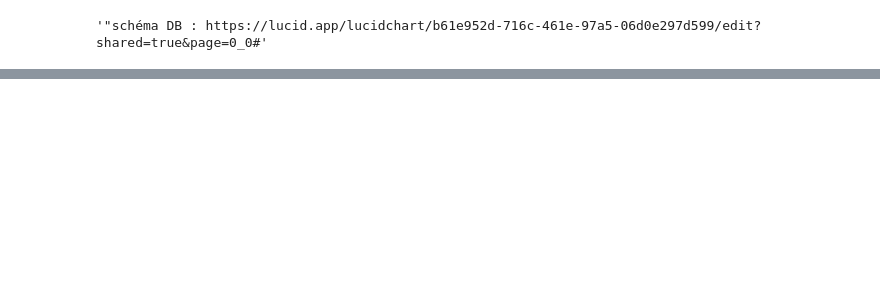
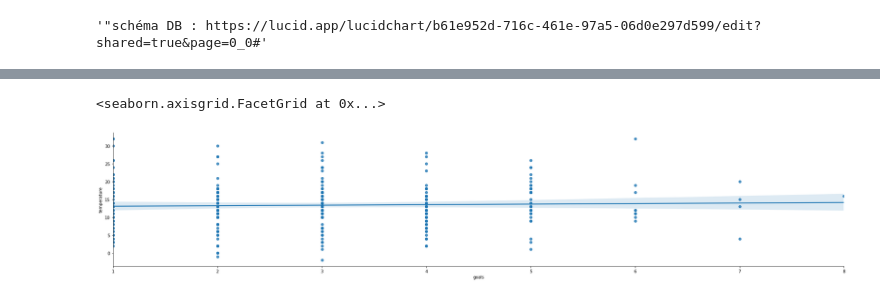
Before and after one commit to Adriengith/football_scraping, a Jupyter notebook: viz_predictions.ipynb, the cells around one changed output, grey strips where cells are left out. Cells and saved outputs as stored; diff of their text form; code cells hidden in the pictures; blank space fills up the shorter version.

```diff
--- a/viz_predictions.ipynb
+++ b/viz_predictions.ipynb
@@ -97 +98,6 @@ df_exemple3
 352 rows × 5 columns
+# %%
+sns.lmplot(data=df_exemple3, x='goals', y='temperature', height=5, aspect=5)
+# %% [output]
+<seaborn.axisgrid.FacetGrid at 0x...>
+[figure, added]
```
Also changed, not shown: parts of 6 cells of this notebook, 1 other file.
